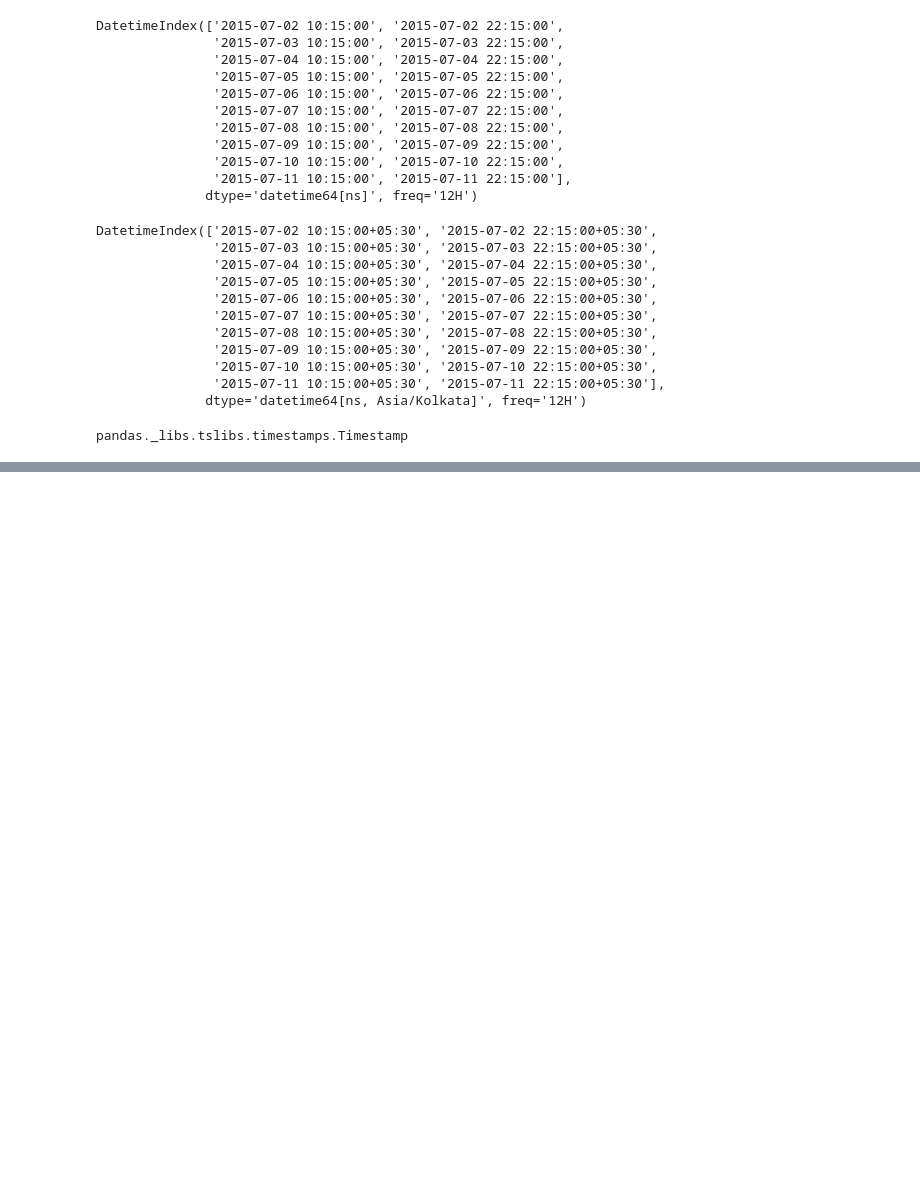
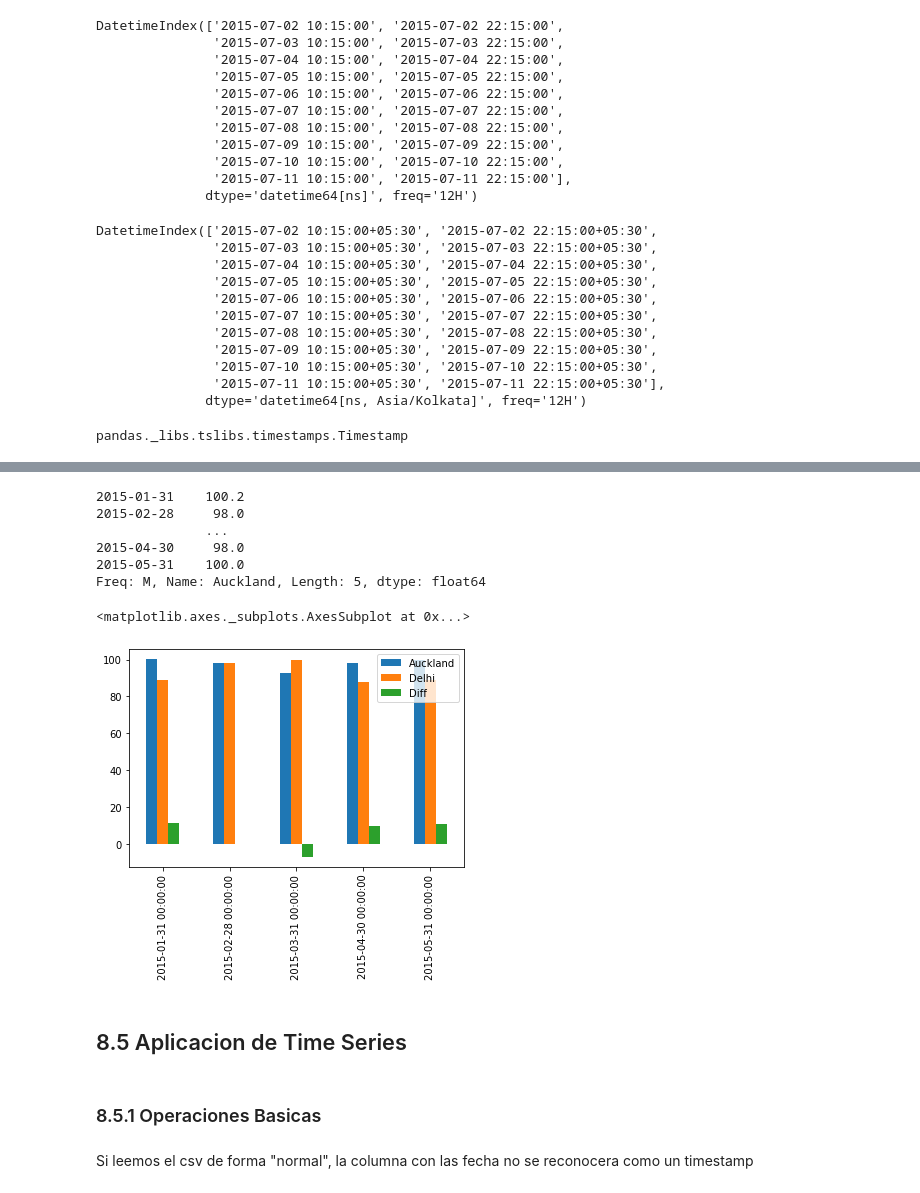
Before and after one commit to eugeniogarcia/python, a Jupyter notebook: AI notebooks/Datasets/pandas-basics/ejercicios.ipynb, the cells around one changed output, grey strips where cells are left out. Cells and saved outputs as stored; diff of their text form; code cells hidden in the pictures; blank space fills up the shorter version.

```diff
--- a/AI notebooks/Datasets/pandas-basics/ejercicios.ipynb
+++ b/AI notebooks/Datasets/pandas-basics/ejercicios.ipynb
@@ -1403,0 +1583,2 @@ pandas._libs.tslibs.timestamps.Timestamp
+# %%
+atemp = pd.Series([100.2, 98, 93, 98, 100], index=dates)
@@ -1403,0 +1589,20 @@ pandas._libs.tslibs.timestamps.Timestamp
+# %%
+stemp = pd.Series([89, 98, 100, 88, 89], index=dates)
+# %%
+temps = pd.DataFrame({'Auckland':atemp, 'Delhi':stemp})
+# %%
+temps['Auckland']
+# %% [output]
+2015-01-31    100.2
+2015-02-28     98.0
+              ...
+2015-04-30     98.0
+2015-05-31    100.0
+Freq: M, Name: Auckland, Length: 5, dtype: float64
+# %%
+temps['Diff'] = temps['Auckland'] - temps['Delhi']
+# %%
+temps.plot(kind='bar')
+# %% [output]
+<matplotlib.axes._subplots.AxesSubplot at 0x...>
+[figure, added]
@@ -1403,0 +1611,6 @@ pandas._libs.tslibs.timestamps.Timestamp
+# %% [markdown]
+## 8.5 Aplicacion de Time Series
+# %% [markdown]
+### 8.5.1 Operaciones Basicas
+# %% [markdown]
+Si leemos el csv de forma "normal", la columna con las fecha no se reconocera como un timestamp
```
Also changed, not shown: parts of 121 cells of this notebook, 29 other files.
